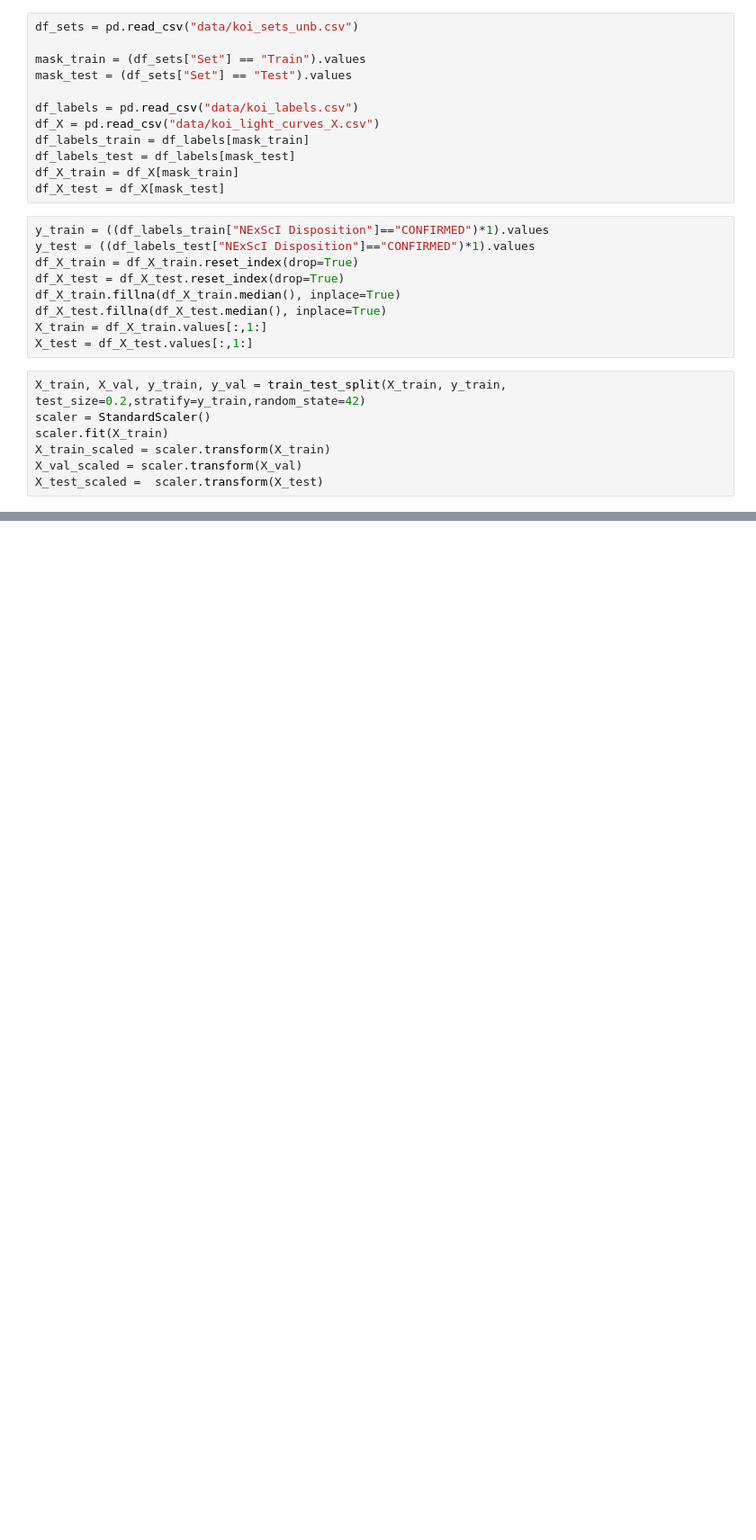
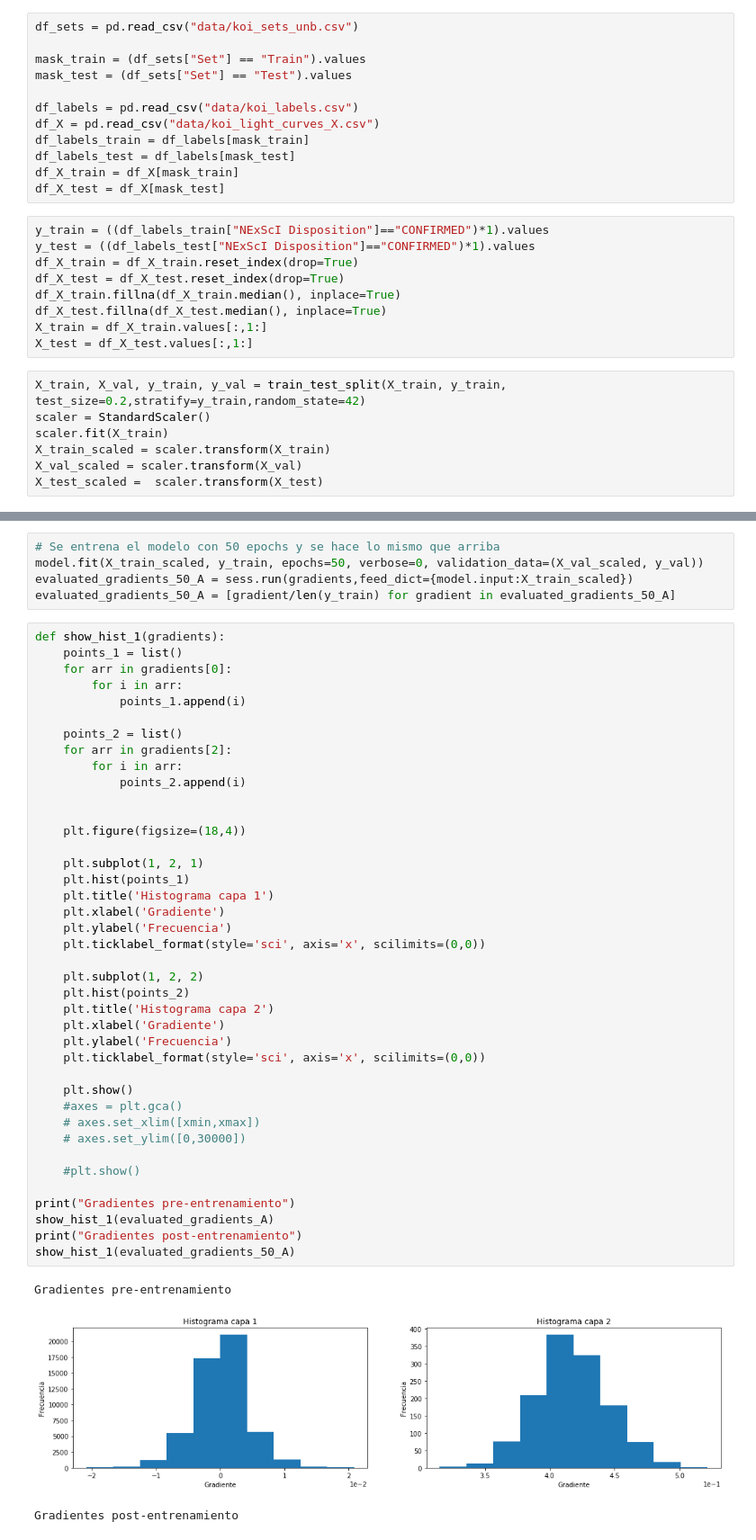
Before and after one commit to Umauro/ANN-T1, a Jupyter notebook: Pregunta 2.ipynb, the cells around one changed output, grey strips where cells are left out. Shown: that part at 90% size. Cells and saved outputs as stored; diff of their text form; blank space fills up the shorter version.

Commit message:
Add initial graphs for question c, d, e

```diff
--- a/Pregunta 2.ipynb
+++ b/Pregunta 2.ipynb
@@ -74,0 +115,49 @@ X_test_scaled =  scaler.transform(X_test)
+# %%
+# Se entrena el modelo con 50 epochs y se hace lo mismo que arriba
+model.fit(X_train_scaled, y_train, epochs=50, verbose=0, validation_data=(X_val_scaled, y_val))
+evaluated_gradients_50_A = sess.run(gradients,feed_dict={model.input:X_train_scaled})
+evaluated_gradients_50_A = [gradient/len(y_train) for gradient in evaluated_gradients_50_A]
+# %%
+def show_hist_1(gradients):
+    points_1 = list()
+    for arr in gradients[0]:
+        for i in arr:
+            points_1.append(i)
+
+    points_2 = list()
+    for arr in gradients[2]:
+        for i in arr:
+            points_2.append(i)
+
+
+    plt.figure(figsize=(18,4))
+
+    plt.subplot(1, 2, 1)
+    plt.hist(points_1)
+    plt.title('Histograma capa 1')
+    plt.xlabel('Gradiente')
+    plt.ylabel('Frecuencia')
+    plt.ticklabel_format(style='sci', axis='x', scilimits=(0,0))
+
+    plt.subplot(1, 2, 2)
+    plt.hist(points_2)
+    plt.title('Histograma capa 2')
+    plt.xlabel('Gradiente')
+    plt.ylabel('Frecuencia')
+    plt.ticklabel_format(style='sci', axis='x', scilimits=(0,0))
+
+    plt.show()
+    #axes = plt.gca()
+    # axes.set_xlim([xmin,xmax])
+    # axes.set_ylim([0,30000])
+
+    #plt.show()
+
+print("Gradientes pre-entrenamiento")
+show_hist_1(evaluated_gradients_A)
+print("Gradientes post-entrenamiento")
+show_hist_1(evaluated_gradients_50_A)
+# %% [output]
+Gradientes pre-entrenamiento
+[figure, added]
+Gradientes post-entrenamiento
```
Also changed, not shown: parts of 21 cells of this notebook.
